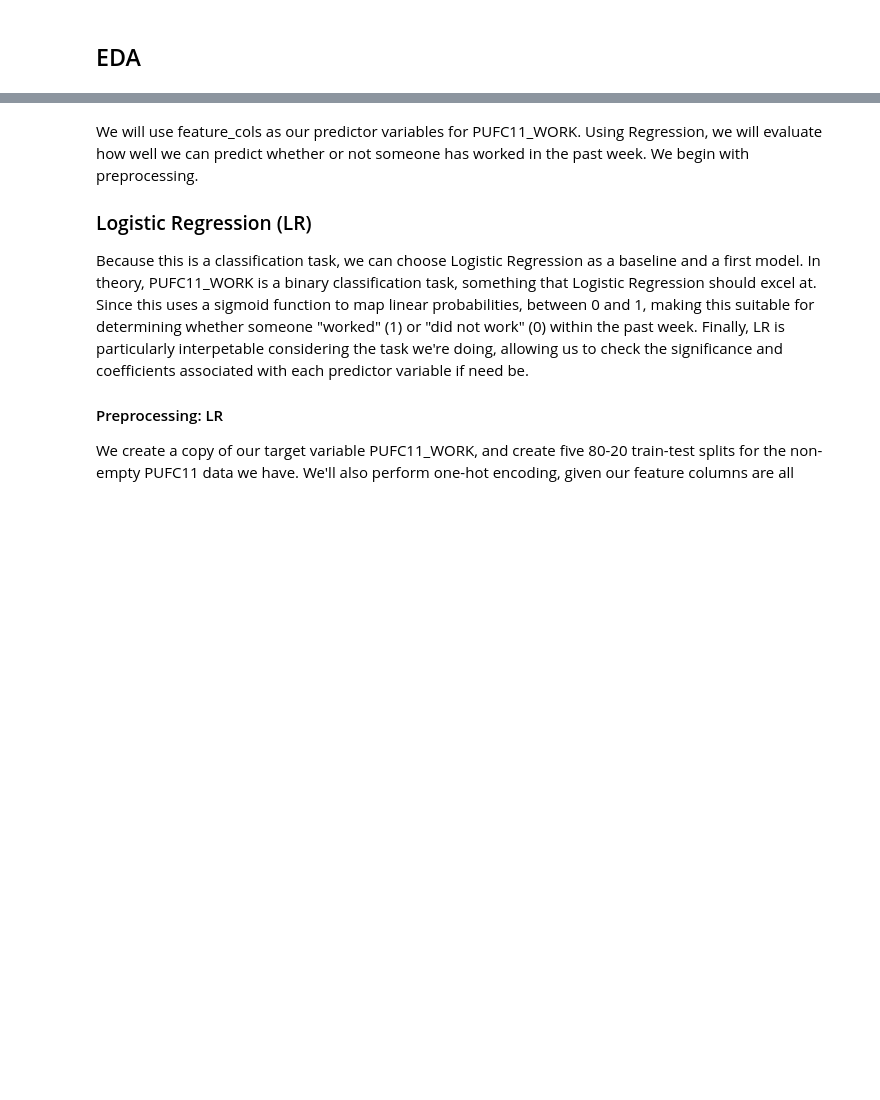
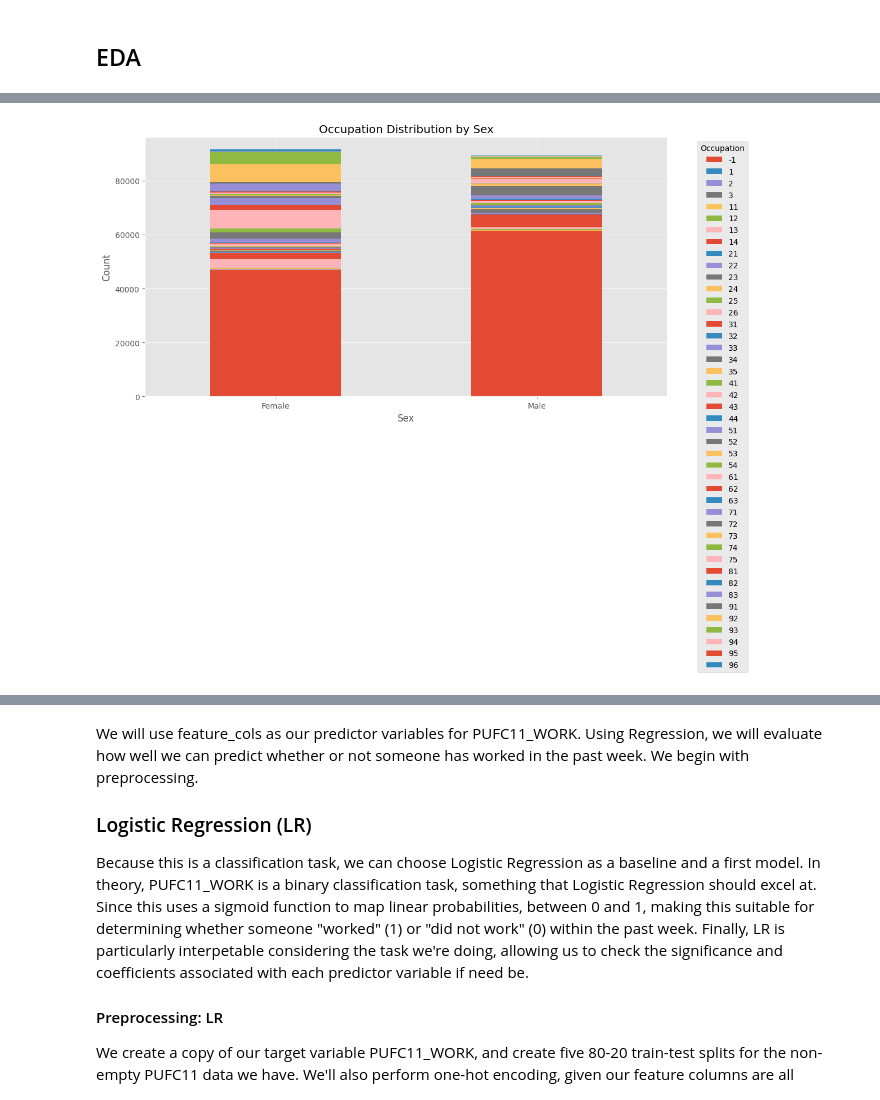
Before and after one commit to devonjavier/STINTSY-Project, a Jupyter notebook: STINTSY_MCO_LFS.ipynb, the cells around one changed output, grey strips where cells are left out. Saved outputs shown, nothing was run; the diff lists cells and outputs as text; code cells hidden in the pictures; blank space fills up the shorter version.

```diff
--- a/STINTSY_MCO_LFS.ipynb
+++ b/STINTSY_MCO_LFS.ipynb
@@ -157,0 +255,11 @@ for var1, var2, corr in strong_correlations:
+# %%
+occupation_sex = lfs_data.groupby(['PUFC04_SEX', 'PUFC14_PROCC']).size().unstack(fill_value=0)
+occupation_sex.plot(kind='bar', stacked=True, figsize=(12, 6))
+plt.title('Occupation Distribution by Sex')
+plt.xlabel('Sex')
+plt.ylabel('Count')
+plt.xticks([True, False], ['Male', 'Female'], rotation=0)
+plt.legend(title='Occupation', bbox_to_anchor=(1.05, 1), loc='upper left')
+plt.show()
+# %% [output]
+[figure, added]
```
Also changed, not shown: parts of 19 cells of this notebook, 1 other file.
